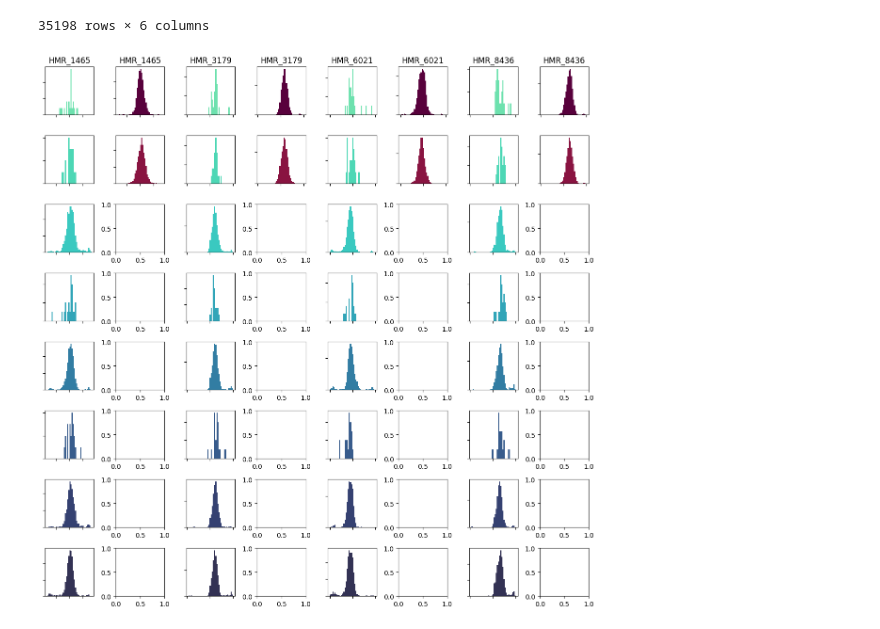
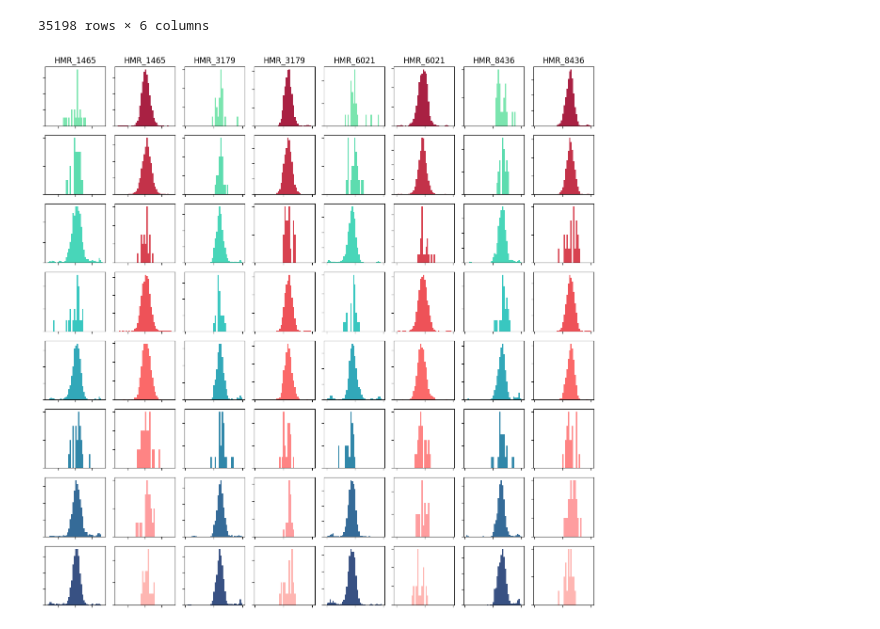
Before and after one commit to cjmerzbacher/met2vec, a Jupyter notebook: Final Plots/Sampling Histogram/notebook.ipynb, the cells around one changed output. Cells and saved outputs as stored; diff of their text form; code cells hidden in the pictures.

```diff
--- a/Final Plots/Sampling Histogram/notebook.ipynb
+++ b/Final Plots/Sampling Histogram/notebook.ipynb
@@ -100,8 +100,8 @@ fig, axss = plt.subplots(8, 8, figsize=(12,12))
 
 axs = sum([list(axs) for axs in axss], start=[])
 
-colors250 = cmaps.bl_11.discrete(10).colors[2:]
-colors2500 = cmaps.fushia_red_pink1.discrete(10).colors[:-2]
+colors250 = cmaps.bl_11.discrete(12).colors[2:-2]
+colors2500 = cmaps.fushia_red_pink1.discrete(12).colors[2:-2]
 
 def plot(df, axs, color, ax_fn):
     for i,flux in enumerate(df.columns.difference(['label', 'file_n'])):
@@ -112,31 +112,31 @@ def plot(df, axs, color, ax_fn):
         ax.hist(df[flux], bins=40, range=flux_range[flux], color=color)
         ax.set_xticklabels([])
         ax.set_yticklabels([])
 
 def split_dfs_by_file_n(df):
     return [
         df[df['file_n'] == fn]
         for fn in df['file_n'].unique()
     ]
 
 def titles(axs, flux_fn):
     for i, ax in enumerate(axs):
         flux_i = flux_fn(i)
         if flux_i > len(fluxes):
             continue
         ax.set_title(fluxes[flux_i])
 
 
 df250_split = split_dfs_by_file_n(df250)
 df2500_split = split_dfs_by_file_n(df2500)
 
 for df, axs, color in zip(df250_split, axss, colors250):
     plot(df, axs, color, lambda i: 2*i)
 for df, axs, color in zip(df2500_split, axss, colors2500):
     plot(df, axs, color, lambda i: 2*i + 1)
 
 titles(axss[0], lambda i: i // 2)
 
 fig.tight_layout()
 # %% [output]
-[figure, old version]
+[figure, new version]
```
Also changed, not shown: 15 other files.
